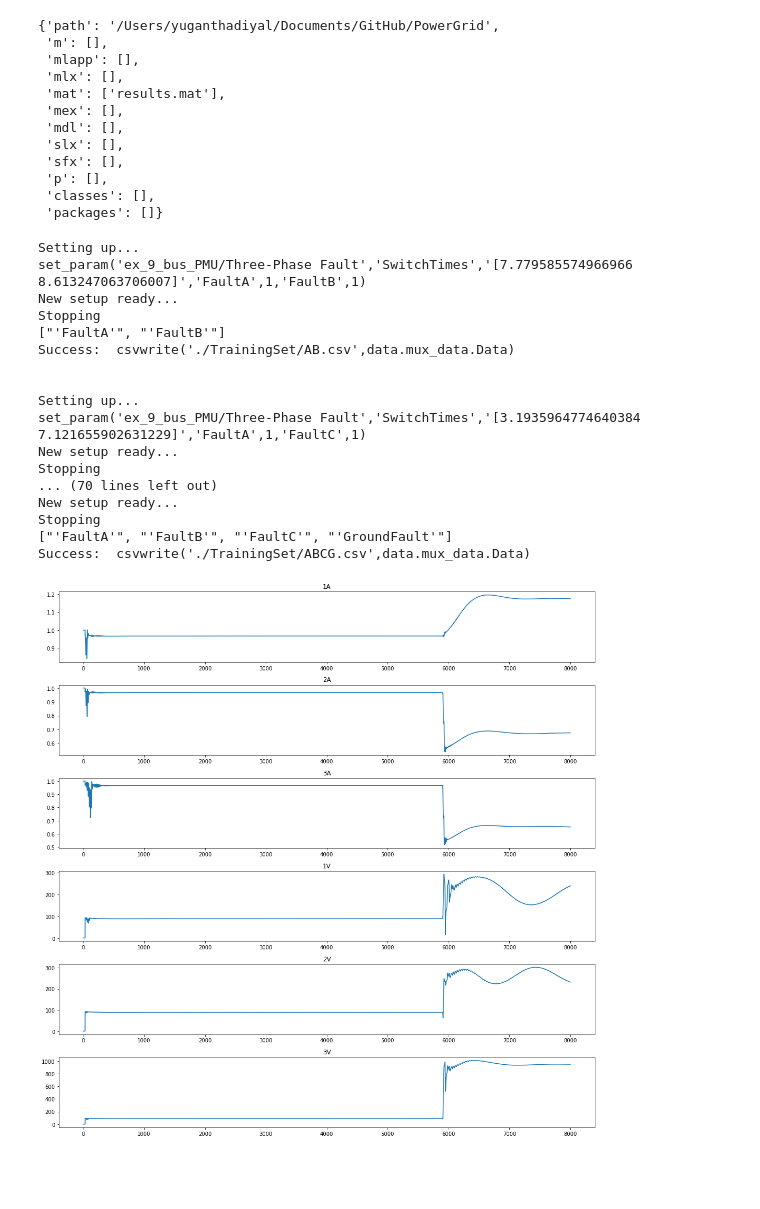
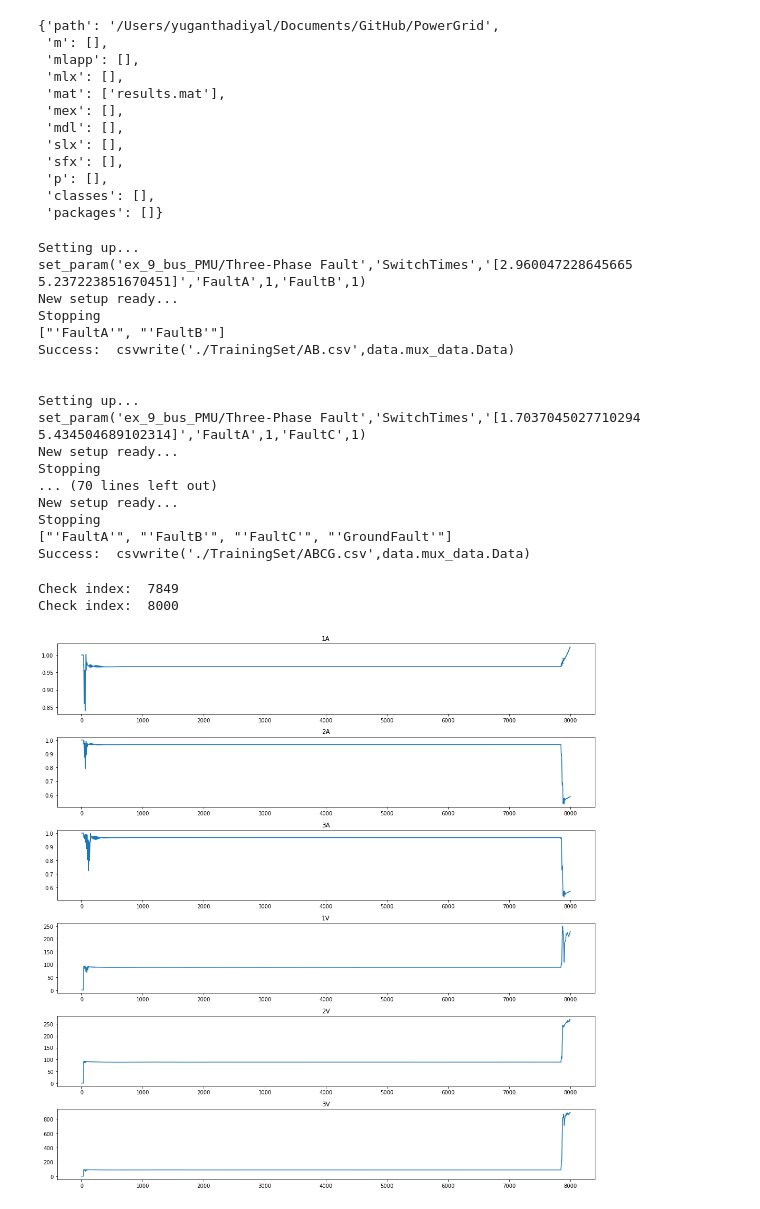
Before and after one commit to YugantM/PowerGrid, a Jupyter notebook: matlab.ipynb, the cells around one changed output. Drawn from its saved outputs; the diff is of its cells as text; code cells hidden in the pictures; blank space fills up the shorter version.

```diff
--- a/matlab.ipynb
+++ b/matlab.ipynb
@@ -55,6 +55,7 @@ eng.what()
 # %%
 eng.eval("load_system('{}')".format(file2))
 model = file2
+time = 8.0
 for each in combinations:
 
     #Flush the parameters at the start of each loop
@@ -67,12 +68,12 @@ for each in combinations:
 
 
 
-    start_time = str(uniform(0.0, 10.0) + uniform(0.0, 10.0)/10)
+    start_time = str(uniform(0.0, time) + uniform(0.0, time)/10)
 
     end_time = '0'
 
     while float(end_time) < float(start_time):
-        end_time = str(uniform(0.0, 10.0) + uniform(0.0, 10.0)/10)
+        end_time = str(uniform(0.0, time) + uniform(0.0, time)/10)
 
     occr_time = "'[" + start_time + " " + end_time+ "]'"
     new_setup = "set_param('ex_9_bus_PMU/Three-Phase Fault','SwitchTimes',{},{})".format(occr_time,",1,".join(each)+',1')
@@ -100,7 +101,7 @@ for each in combinations:
     eng.eval(name,nargout=0)
 # %% [output]
 Setting up...
-set_param('ex_9_bus_PMU/Three-Phase Fault','SwitchTimes','[7.779585574966966 8.613247063706007]','FaultA',1,'FaultB',1)
+set_param('ex_9_bus_PMU/Three-Phase Fault','SwitchTimes','[2.960047228645665 5.237223851670451]','FaultA',1,'FaultB',1)
 New setup ready...
 Stopping
 ["'FaultA'", "'FaultB'"]
@@ -108,7 +109,7 @@ Success:  csvwrite('./TrainingSet/AB.csv',data.mux_data.Data)
 
 
 Setting up...
-set_param('ex_9_bus_PMU/Three-Phase Fault','SwitchTimes','[3.1935964774640384 7.121655902631229]','FaultA',1,'FaultC',1)
+set_param('ex_9_bus_PMU/Three-Phase Fault','SwitchTimes','[1.7037045027710294 5.434504689102314]','FaultA',1,'FaultC',1)
 New setup ready...
 Stopping
 ... (70 lines left out)
@@ -122,24 +123,39 @@ import matplotlib.pyplot as plt
 # %%
 data = pd.read_csv('TrainingSet/CG.csv')
 # storing length of columns ignoring column 'label'
 col_len = data.shape[1]
 
 # creating a new column list for the csv as there are no column names from MatLab
 cols = [str(each+1)+'A' for each in range(int(col_len/2))] + [str(each+1)+'V' for each in range(int(col_len/2))]
 
 # assigning new column names to the dataframe
 data.columns = cols
 
+for i in range(len(data)):
+    if sum(list(data.iloc[i])[3:])/3 >100:
+
+        print("Check index: ",i)
+        break
+
+for i in range(len(data)):
+    if sum(list(data.iloc[len(data)-i-1])[3:])/3 >100:
+
+        print("Check index: ",len(data)-i)
+        break
+
+
 fig, ax = plt.subplots(6,figsize=(15,15))
 
 #normal = data[data.label == 'NML']
 #abnormal = data[data.label == 'AG']
 for i in range(col_len):
     ax[i].plot(data[cols[i]],"-")
     ax[i].set_title(cols[i])
 fig.tight_layout()
 # %% [output]
+Check index:  7849
+Check index:  8000
-[figure, old version]
+[figure, new version]
 # %%
 out = list(out._data)
 mx = out[-1]
```
Also changed, not shown: parts of 1 cell of this notebook, 17 other files.
